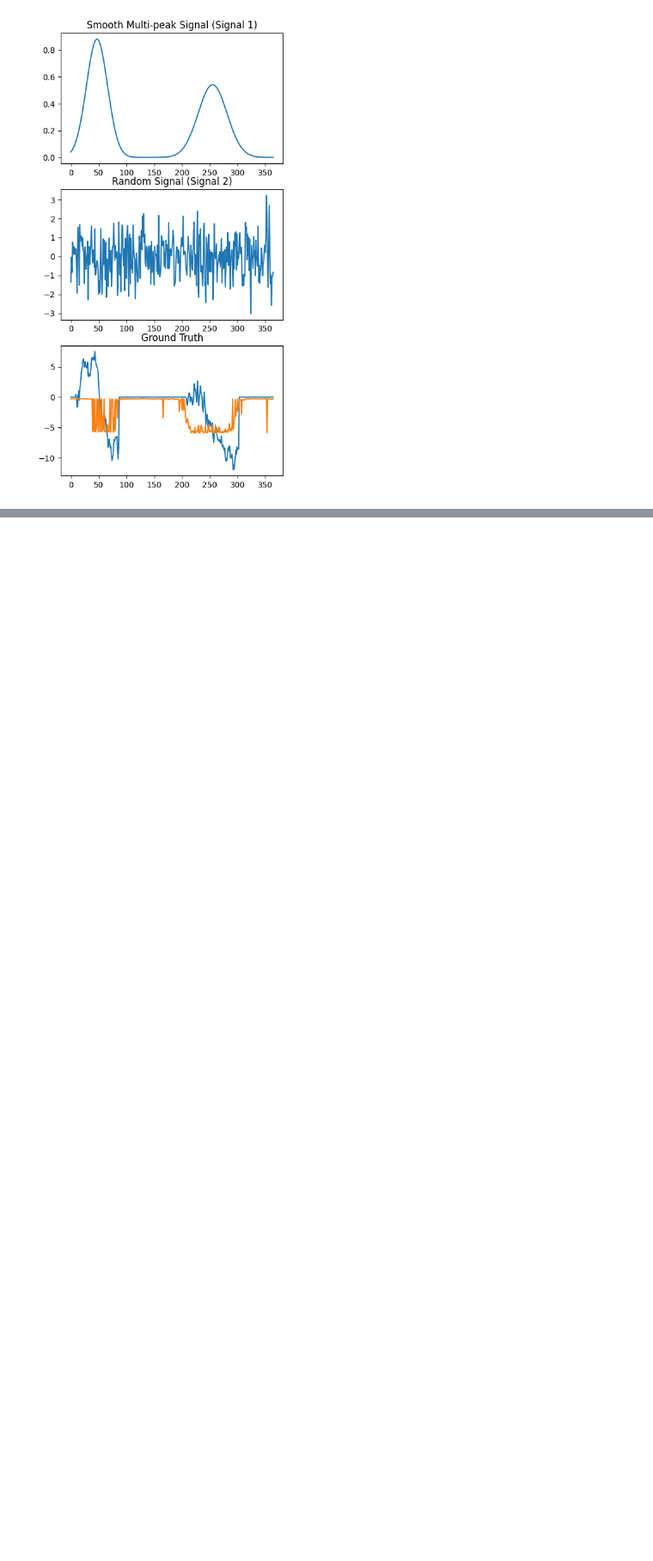
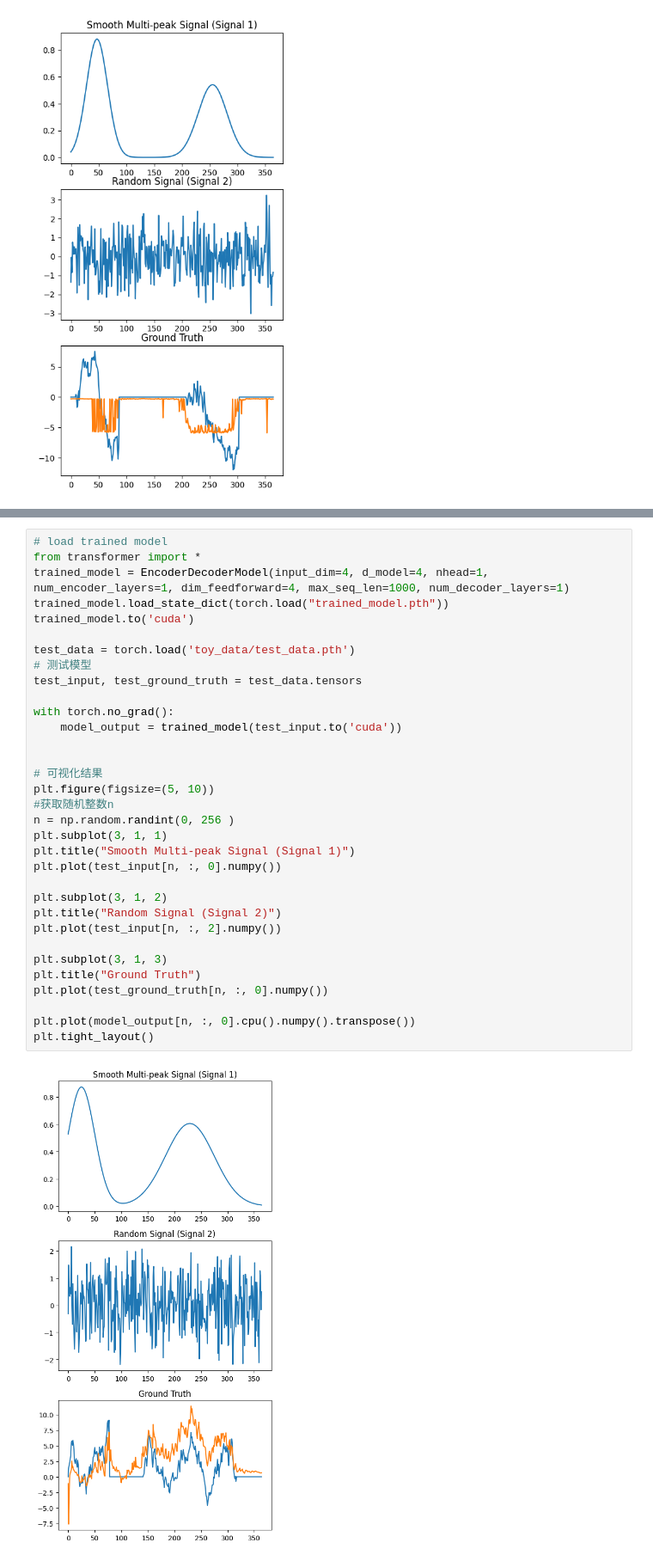
Before and after one commit to Drfengze/SITS-MoCo, a Jupyter notebook: codes/toy_transformer.ipynb, the cells around one changed output, grey strips where cells are left out. Shown: that part at 86% size. Drawn from its saved outputs; the diff is of its cells as text; blank space fills up the shorter version.

```diff
--- a/codes/toy_transformer.ipynb
+++ b/codes/toy_transformer.ipynb
@@ -146,0 +128,35 @@ Epoch 10/10, Train Loss: 21.0356, Val Loss: 20.0905
+# %%
+# load trained model
+from transformer import *
+trained_model = EncoderDecoderModel(input_dim=4, d_model=4, nhead=1, num_encoder_layers=1, dim_feedforward=4, max_seq_len=1000, num_decoder_layers=1)
+trained_model.load_state_dict(torch.load("trained_model.pth"))
+trained_model.to('cuda')
+
+test_data = torch.load('toy_data/test_data.pth')
+# 测试模型
+test_input, test_ground_truth = test_data.tensors
+
+with torch.no_grad():
+    model_output = trained_model(test_input.to('cuda'))
+
+
+# 可视化结果
+plt.figure(figsize=(5, 10))
+#获取随机整数n
+n = np.random.randint(0, 256 )
+plt.subplot(3, 1, 1)
+plt.title("Smooth Multi-peak Signal (Signal 1)")
+plt.plot(test_input[n, :, 0].numpy())
+
+plt.subplot(3, 1, 2)
+plt.title("Random Signal (Signal 2)")
+plt.plot(test_input[n, :, 2].numpy())
+
+plt.subplot(3, 1, 3)
+plt.title("Ground Truth")
+plt.plot(test_ground_truth[n, :, 0].numpy())
+
+plt.plot(model_output[n, :, 0].cpu().numpy().transpose())
+plt.tight_layout()
+# %% [output]
+[figure, added]
```
Also changed, not shown: parts of 5 cells of this notebook, 5 other files.
